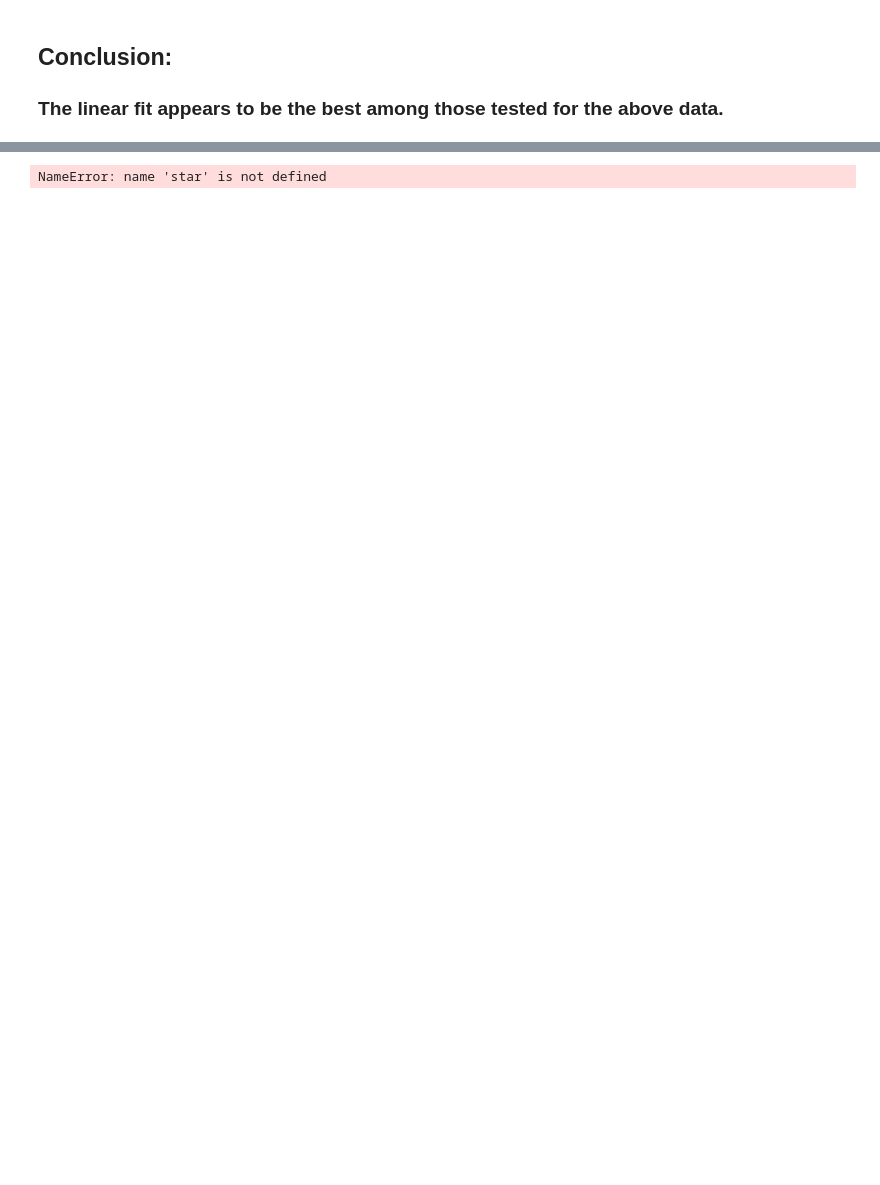
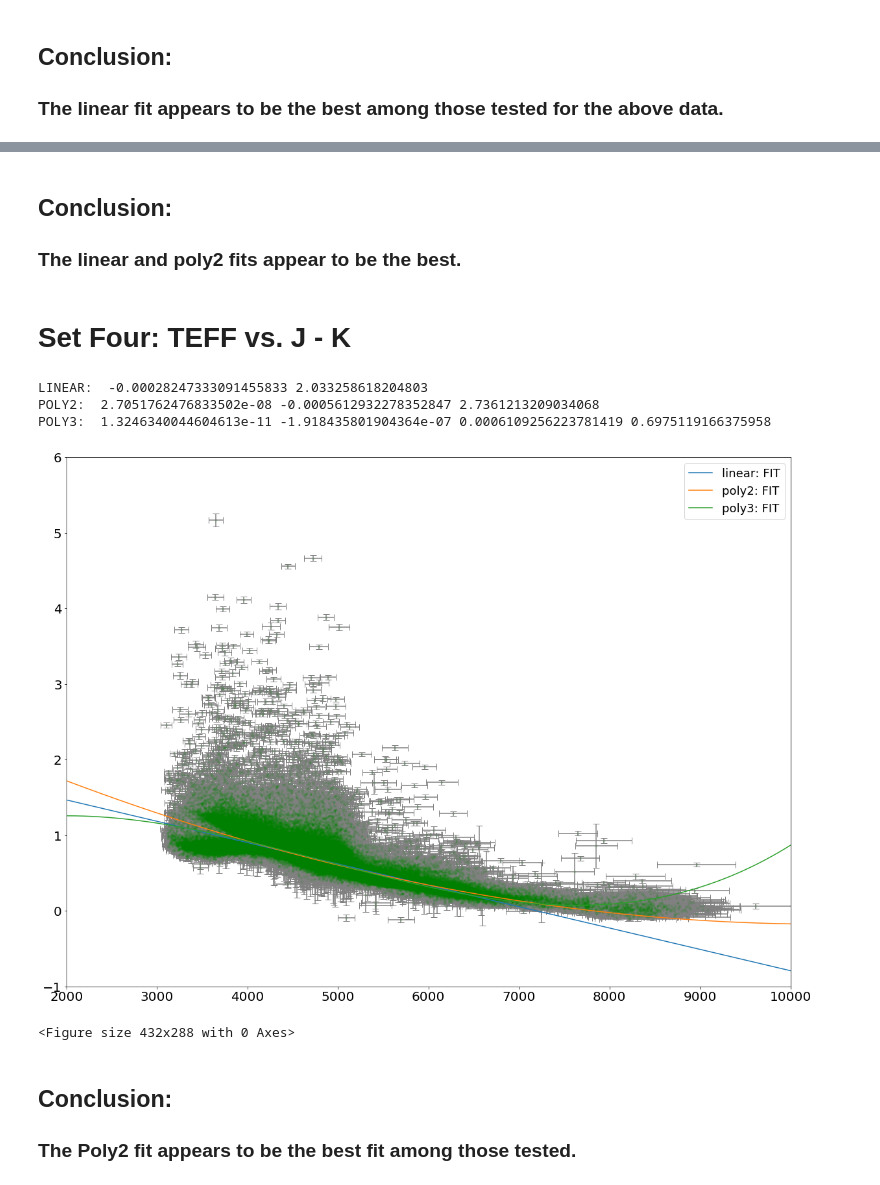
Before and after one commit to Firsttimecoding/Github-PHYS20323, a Jupyter notebook: Week11_HWb.ipynb, the cells around one changed output, grey strips where cells are left out. Cells and saved outputs as stored; diff of their text form; code cells hidden in the pictures; blank space fills up the shorter version.

```diff
--- a/Week11_HWb.ipynb
+++ b/Week11_HWb.ipynb
@@ -458,34 +415,90 @@ COSFIT:  0.2571302984281927 1.102408292360857 1.6749168154565504 0.0571318791161
+# %% [markdown]
+## Conclusion:
+### The linear and poly2 fits appear to be the best.
+# %% [markdown]
+# Set Four: TEFF vs. J - K
 # %%
 ## create combined error for J - K:
 
 JK = star['J'] - star['K']
-JK_ERR = np.sqrt(np.abs(star['J_ERR']**2 - star['K_ERR']**2))
+JK_ERR = np.sqrt(np.abs(star['J_ERR']**2 + star['K_ERR']**2))
 
 # Make a Boolena Mask to remove bad data - AND ANY OTHER NEEDED CUTS
 ct5 = (np.bitwise_and(star['aspcapflag'], badbits) == 0) &\
       (np.bitwise_and(star['starflag'], suspectbits) == 0) &\
       (star['TEFF'] > 2500) & (JK < 1000) &\
+      (JK_ERR < 5) &\
       ((star['GLAT'] < -10) | (star['GLAT'] > 10))
 
 
 cut5 = np.where(ct5)[0]
 
 ## create figures
 
 fig_5 = plt.figure(figsize=(20,15)) ## figure plot
 ax_5 = fig_5.add_subplot(111)
 
-## create combined error for J - K:
 
-JK = star['J'] - star['K']
-JK_ERR = np.sqrt(star['J_ERR']**2 + star['K_ERR']**2)
 
 ## plot the raw data and error bars
 
 ax_5.scatter(star['TEFF'][cut5], JK[cut5],s=10,alpha=0.1,c='g')
-ax_5.errorbar((star['TEFF'][cut5]),JK[cut5], xerr=(star['TEFF_ERR'][cut5]), yerr=(JK_ERR[cut5]), ecolor='grey',fmt='none', capsize=5, zorder=0)
+ax_5.errorbar(star['TEFF'][cut5], JK[cut5], xerr=(star['TEFF_ERR'][cut5]), yerr=(JK_ERR[cut5]), ecolor='grey',fmt='none', capsize=5, zorder=0)
 
 ax_5.xaxis.set_tick_params(labelsize=20)
 ax_5.yaxis.set_tick_params(labelsize=20)
+
+## Linear Fit:
+
+slope_4, intercept_4 = mcFit2(linear, star['TEFF'][cut5], JK[cut5], JK_ERR[cut5], star['TEFF_ERR'][cut5])
+print("LINEAR: ",slope_4, intercept_4)
+
+## Polynomial degree 2 Fit:
+
+param4_1_1, param4_2_1, param4_3_1 = mcFit3(poly2, star['TEFF'][cut5], JK[cut5], JK_ERR[cut5], star['TEFF_ERR'][cut5])
+print("POLY2: ", param4_1_1, param4_2_1, param4_3_1)
+
+## Polynomial degree 3 Fit:
+
+param4_1_2, param4_2_2, param4_3_2, param4_4_2 = mcFit4(poly3, star['TEFF'][cut5], JK[cut5], JK_ERR[cut5], star['TEFF_ERR'][cut5])
+print("POLY3: ", param4_1_2, param4_2_2, param4_3_2, param4_4_2)
+
+## Log Fit:
+
+#param4_1_3, param4_2_3, param4_3_3, param4_4_3 = mcFit4(logfit, star['TEFF'][cut5], JK[cut5], JK_ERR[cut5], star['TEFF'][cut5], p0 = [-0.36, 24.0, -74000, 4.4])
+#print("LOGFIT: ", param4_1_3, param4_2_3, param4_3_3, param4_4_3)
+
+# PLOT FITS
+x_plot_4 = np.linspace(2000,10000,1000) # X-PLOTING FOR FITS
+#linear fit:
+ax_5.plot(x_plot_4,linear(x_plot_4, slope_4, intercept_4), label='linear: FIT')
+#poly2 fit:
+ax_5.plot(x_plot_4,poly2(x_plot_4, param4_1_1, param4_2_1, param4_3_1), label='poly2: FIT')
+#poly3 fit:
+ax_5.plot(x_plot_4,poly3(x_plot_4, param4_1_2, param4_2_2, param4_3_2, param4_4_2), label='poly3: FIT')
+
+#ax_5.plot(x_plot_4,logfit(x_plot_4, -0.36, 24.0, -74000, 4.4), label='Logfit: Guess')
+
+
+#Log fit:
+#ax_5.plot(x_plot_4,logfit(x_plot_4, param4_1_3, param4_2_3, param4_3_3, param4_4_3), label='Logfit: FIT')
+
+
+ax_5.set_xlim(2000,10000)
+ax_5.set_ylim(-1, 6)
+
+plt.legend(loc='best', fontsize=18)
+plt.show()
+
+## save the graph
+
+plt.savefig("TEFF vs. J-K.png")
 # %% [output]
-NameError: name 'star' is not defined
+LINEAR:  -0.00028247333091455833 2.033258618204803
+POLY2:  2.7051762476833502e-08 -0.0005612932278352847 2.7361213209034068
+POLY3:  1.3246340044604613e-11 -1.918435801904364e-07 0.0006109256223781419 0.6975119166375958
+[figure, added]
+<Figure size 432x288 with 0 Axes>
+# %% [markdown]
+## Conclusion:
+### The Poly2 fit appears to be the best fit among those tested.
```
Also changed, not shown: parts of 19 cells of this notebook, 2 other files.
